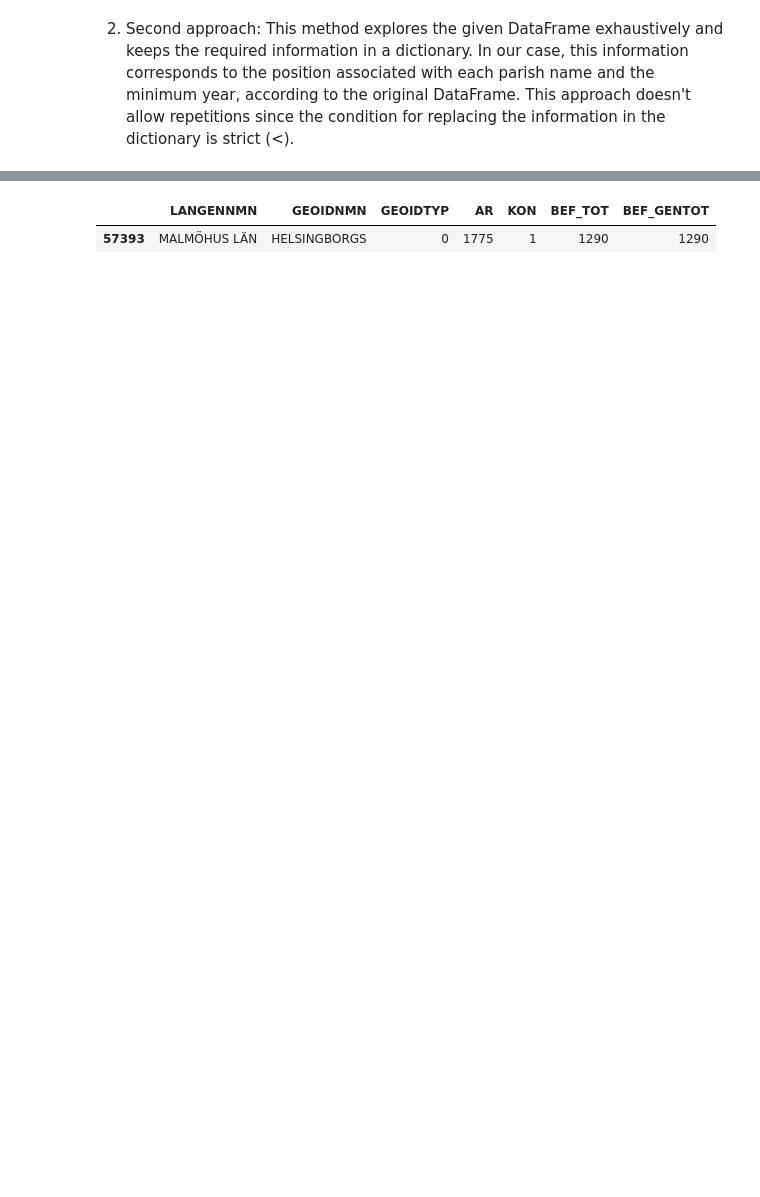
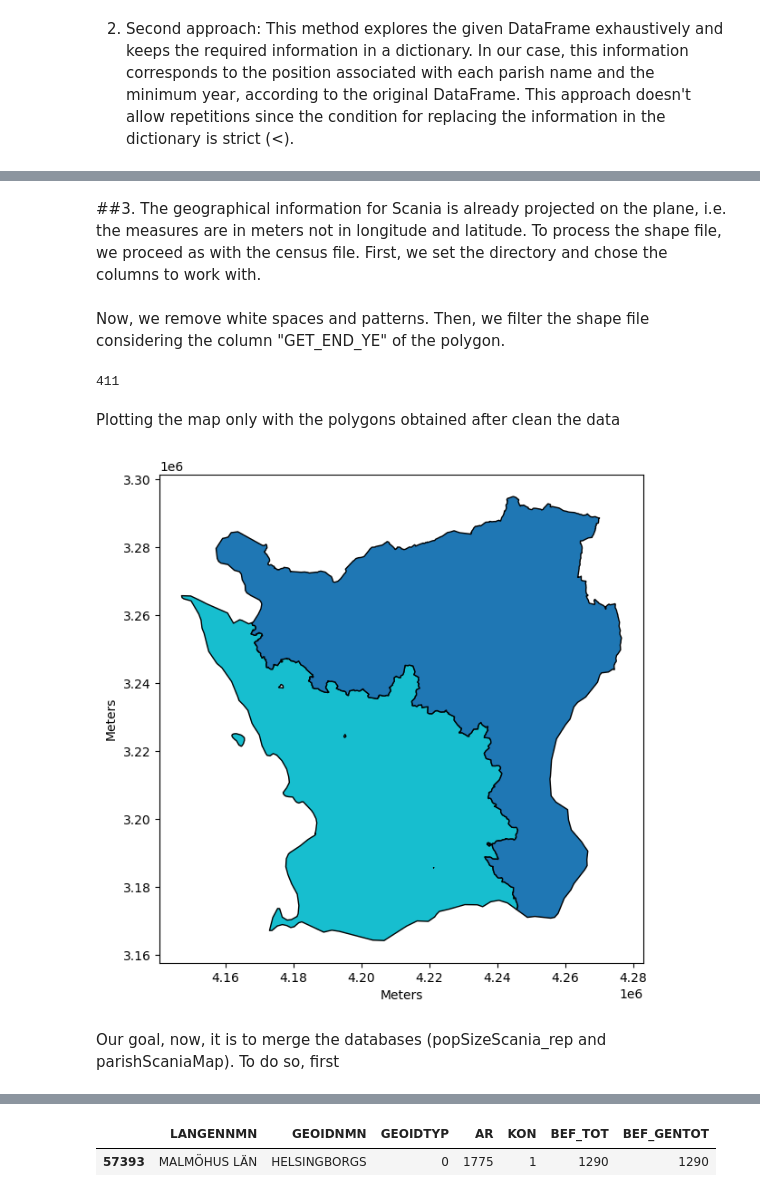
Before and after one commit to polislizarralde/PythonMathematicalModeling, a Jupyter notebook: docs/PlagueProject/databaseScania.ipynb, the cells around one changed output, grey strips where cells are left out. Cells and saved outputs as stored; diff of their text form; code cells hidden in the pictures; blank space fills up the shorter version.

Commit message:
Add explanation and merging databases for southeast

```diff
--- a/docs/PlagueProject/databaseScania.ipynb
+++ b/docs/PlagueProject/databaseScania.ipynb
@@ -285,0 +211,42 @@ def check_name(data: pd.DataFrame, heading: str, name: str):
+# %% [markdown]
+##3. The geographical information for Scania is already projected on the plane, i.e. the measures are in meters not in longitude and latitude. To process the shape file, we proceed as with the census file. First, we set the directory and chose the columns to work with.
+# %%
+# Get the current working directory
+data_folder = "MapScaniaSweden"
+parishScania_path = os.path.join(data_folder, "Parishes1720_1890.shp")
+SkaneMap_path = os.path.join(data_folder, "Skane1720-1890.shp")
+
+SkaneMap = gpd.read_file(SkaneMap_path)
+parishScaniaMap = gpd.read_file(parishScania_path)
+selected_columns = ['G_NAME','GET_END_YE', 'geometry']
+SkaneMap = SkaneMap[selected_columns]
+parishScaniaMap = parishScaniaMap[selected_columns]
+# %% [markdown]
+Now, we remove white spaces and patterns. Then, we filter the shape file considering the column "GET_END_YE" of the polygon.
+# %%
+parishScaniaMap = replace_strings_and_regex(parishScaniaMap, 'G_NAME', ['FÖRSAMLING'
+                                                                        , 'L LÄN'
+                                                                        , 'S LÄN'
+                                                                        , 'M LÄN'
+                                                                        , 'HELIGA TREFALDIGHETS'
+                                                                        , ' LANDSFÖRSAMLING'
+                                                                        , ' STADS'
+                                                                        , ' LANDS'
+                                                                        , 'SKÅNES'
+                                                                        ])
+parishScaniaMap = process_dataframe(parishScaniaMap, 'G_NAME', 'GET_END_YE')
+len(parishScaniaMap)
+# %% [output]
+411
+# %% [markdown]
+Plotting the map only with the polygons obtained after clean the data
+# %%
+fig,ax = plt.subplots(figsize=(10,7))
+SkaneMap.plot(ax=ax, column = "G_NAME", edgecolor='black', legend=False)
+plt.xlabel('Meters')
+plt.ylabel('Meters')
+plt.show()
+# %% [output]
+[figure, added]
+# %% [markdown]
+Our goal, now, it is to merge the databases (popSizeScania_rep and parishScaniaMap). To do so, first
```
Also changed, not shown: parts of 52 cells of this notebook, 2 other files.
